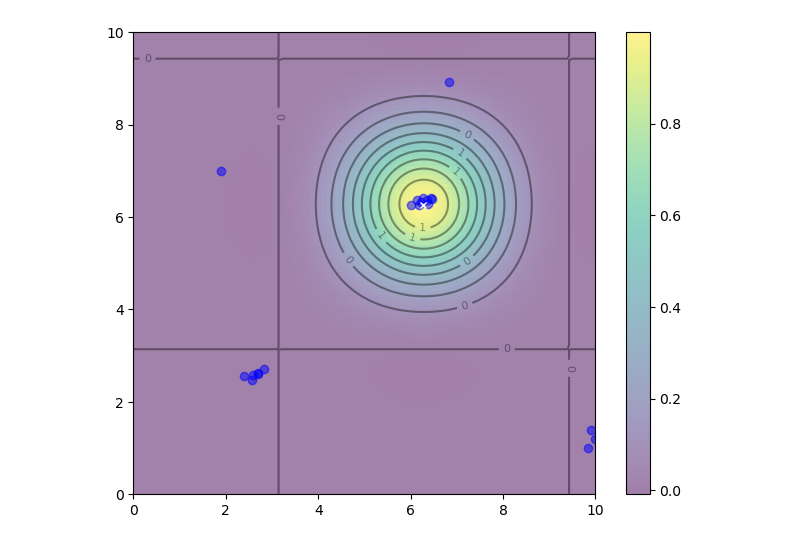
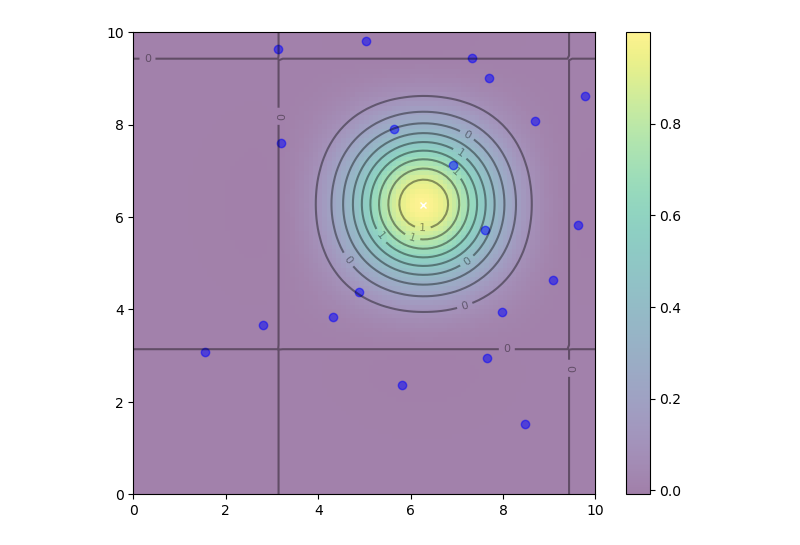
Before and after one commit to byang12/UNDERWATER_SWARM_ADHOC, a Jupyter notebook: GlowWarm-simpy.ipynb, the cells around one changed output. Cells and saved outputs as stored; diff of their text form; code cells hidden in the pictures.

```diff
--- a/GlowWarm-simpy.ipynb
+++ b/GlowWarm-simpy.ipynb
@@ -51,7 +51,7 @@ class Glowworm:
 
         self.X = X
         self.V = np.random.randn(2) * 0.1
-        self.score = score # for
+        self.score = score # for transmisstion distance
         self.influenceDict = {name: 0.0}
 
         self.positions = [self.X.copy()]
@@ -66,17 +66,15 @@ class Glowworm:
         """If worm j is within worm j's radius, record distance; else 0. For influence martrix"""
         for glowworm in self.swarm:
             distance = dist.euclidean(self.X, glowworm.X)
-            if distance <= self.transmission_range:
-                self.influenceDict[glowworm.name] = distance
-            if glowworm.name == self.name:
-                self.influenceDict[self.name] = 0.0
+            if distance <= self.score:
+                if glowworm.name == self.name:
+                    self.influenceDict[self.name] = 0.0
+                else:
+                   glowworm.receive(self.name,self.score)
 
-    def receive(self, nbest_position, nbest_fitness, isTarget):
-        """update the personal nbest"""
-        if nbest_fitness < self.nbest_fitness:
-            self.nbest_position = nbest_position.copy()
-            self.nbest_fitness = nbest_fitness
-            self.targetFounded = isTarget
+    def receive(self, worm_name, worm_score):
+        """update the influenceDict"""
+        self.influenceDict[worm_name] = worm_score
 
     def movement(self):
         """Update each worm's position based on the dict of influences."""
@@ -171,31 +169,31 @@ if __name__ == "__main__":
 # %%
 # Plotting - no Animation
 x, y = np.array(np.meshgrid(np.linspace(0, dims, 100), np.linspace(0, dims, 100)))
 z = fitness_function([x, y])
 x_max, y_max = x.ravel()[z.argmax()], y.ravel()[z.argmax()]
 
 fig, ax = plt.subplots(figsize=(8, 6))
 img = ax.imshow(z, extent=[0, dims, 0, dims], origin='lower', cmap='viridis', alpha=0.5)
 fig.colorbar(img, ax=ax)
 ax.plot([x_max], [y_max], marker='x', markersize=5, color="white")
 contours = ax.contour(x, y, z, 10, colors='black', alpha=0.4)
 ax.clabel(contours, inline=True, fontsize=8, fmt="%.0f")
 #p_plot = ax.scatter(positions[0][0], positions[0][1], marker='o', color='blue', alpha=0.5)
 #nbest_plot = plt.scatter([nbest[0]], [nbest[1]], marker='*', s=100, color='black', alpha=0.4)
 
-i = 100
+i = 50
 ax.clear()
 ax.imshow(z, extent=[0, dims, 0, dims], origin='lower', cmap='viridis', alpha=0.5)
 ax.plot([x_max], [y_max], marker='x', markersize=5, color="white")
 contours = ax.contour(x, y, z, 10, colors='black', alpha=0.4)
 ax.clabel(contours, inline=True, fontsize=8, fmt="%.0f")
 x_list = []
 y_list = []
 for j in range(num_worms):
     x_list.append(all_positions[j][i][0])
     y_list.append(all_positions[j][i][1])
 p_plot = ax.scatter(x_list, y_list, marker='o', color='blue', alpha=0.5)
 #nbest_plot.set_offsets(nbest.reshape(1, -1))
 plt.show()
 # %% [output]
-[figure, old version]
+[figure, new version]
```
